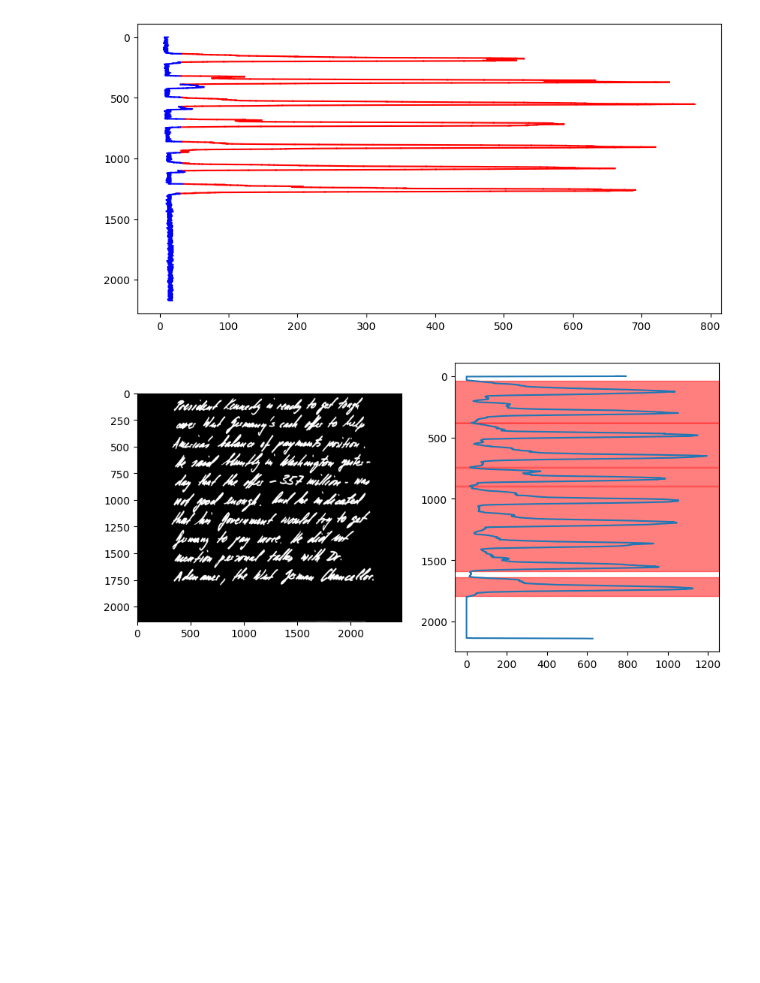
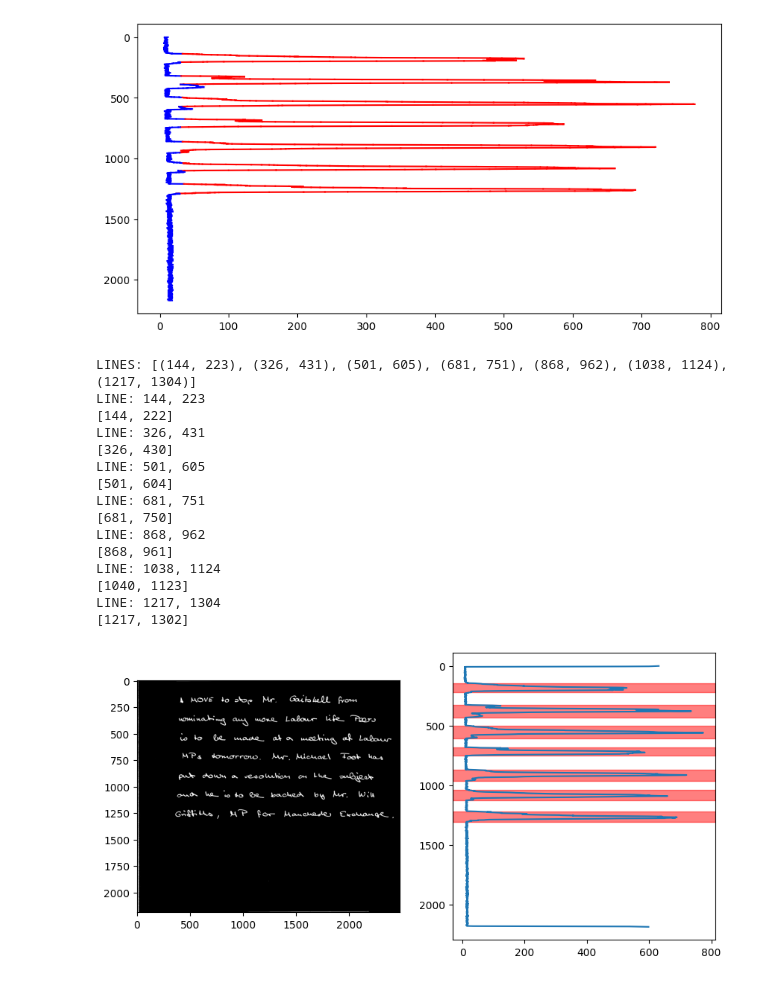
Before and after one commit to OscarJauffret/Handwritten-Text-Recognition, a Jupyter notebook: code/separate_into_lines.ipynb, the cells around one changed output. Drawn from its saved outputs; the diff is of its cells as text; code cells hidden in the pictures; blank space fills up the shorter version.

```diff
--- a/code/separate_into_lines.ipynb
+++ b/code/separate_into_lines.ipynb
@@ -124,16 +124,13 @@ plot_with_peaks(pixels_per_line, peaks)
 6
 [figure]
 # %%
-def smooth_signal(signal, window_size=5):
-    kernel = np.ones(window_size) / window_size
-    smoothed_signal = np.convolve(signal, kernel, mode='same')
-    return smoothed_signal
-
 def find_lines(image):
     count = count_pixels_per_line(binarize_image(image))
-    minimum = np.max([np.min(count), 15])
+    minimum = np.max([np.min(count), 6])
     lines = count > 3 * minimum
-    return lines
+    filtered_lines = filter_lines(lines)
+    filtered_lines = split_merged_lines(filtered_lines, count)
+    return filtered_lines
 
 def filter_lines(mask):
     line_boundaries = []
@@ -156,13 +153,15 @@ def split_merged_lines(line_boundaries, pixel_count_per_line):
     new_boundaries = []
     for start, end in line_boundaries:
         # Find the number of local minima in the window. If there are more than 2, split the line
-        window_size = 30        # TODO: Magic number
+        window_size = 40        # TODO: Magic number
         minima = []
         for i in range(start, end):
-            left = max(0, i - window_size)
+            left = max(start, i - window_size)
             right = min(end, i + window_size)
-            if pixel_count_per_line[i] == min(pixel_count_per_line[left:right]):
-                minima.append(i)
+            if pixel_count_per_line[i] == np.min(pixel_count_per_line[left:right]):   # If the pixel count is the minimum in the window
+                if not minima or (i - minima[-1] > window_size):    #
+                    minima.append(i)
+
         if len(minima) > 2:
             for i in range(1, len(minima)):
                 new_boundaries.append((minima[i-1], minima[i]))
@@ -170,24 +169,39 @@ def split_merged_lines(line_boundaries, pixel_count_per_line):
             new_boundaries.append((start, end))
     return new_boundaries
 # %%
-image = "a01-058.png"
+image = "a01-000u.png"
 image = imread(os.path.join(Config.Paths.train, image))
 separators = find_separators(image)
 handwritten_part = image[separators[1]:separators[2], :]
 
-lines = find_lines(handwritten_part)
-line_boundaries = filter_lines(lines)
+line_boundaries = find_lines(handwritten_part)
 plt.figure(figsize=(10, 5))
 plt.subplot(1, 2, 1)
 plt.imshow(binarize_image(handwritten_part), cmap='gray')
 plt.subplot(1, 2, 2)
-plt.plot(count_pixels_per_line(binarize_image(handwritten_part)), range(lines.shape[0]))
+px_per_line = count_pixels_per_line(binarize_image(handwritten_part))
+plt.plot(px_per_line, range(px_per_line.shape[0]))
 for start, end in line_boundaries:
     plt.axhspan(start, end, color='red', alpha=0.5)
 plt.gca().invert_yaxis()
 plt.show()
 # %% [output]
+LINES: [(144, 223), (326, 431), (501, 605), (681, 751), (868, 962), (1038, 1124), (1217, 1304)]
+LINE: 144, 223
+[144, 222]
+LINE: 326, 431
+[326, 430]
+LINE: 501, 605
+[501, 604]
+LINE: 681, 751
+[681, 750]
+LINE: 868, 962
+[868, 961]
+LINE: 1038, 1124
+[1040, 1123]
+LINE: 1217, 1304
+[1217, 1302]
-[figure, old version]
+[figure, new version]
 # %%
 for start, end in line_boundaries:
     plt.figure(figsize=(10, 5))
```
Also changed, not shown: parts of 1 cell of this notebook, 2 other files.
